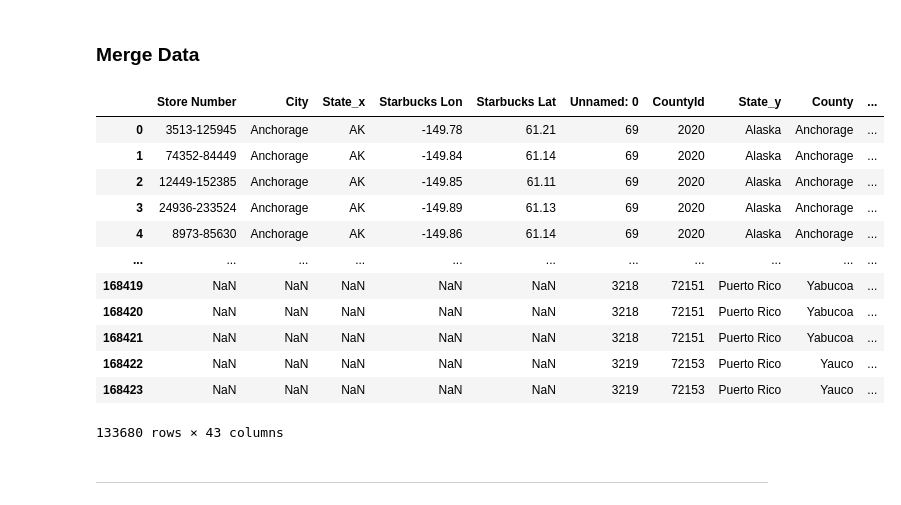
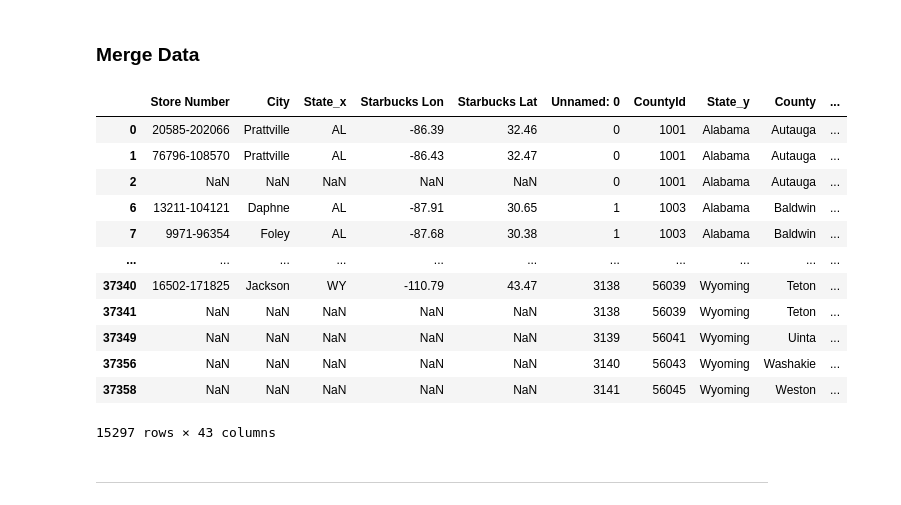
Before and after one commit to sarahEllwein/StarbucksLocationModel, a Jupyter notebook: analysis.ipynb, the cells around one changed output. Cells and saved outputs as stored; diff of their text form; code cells hidden in the pictures.

Commit message:
modify merge

```diff
--- a/analysis.ipynb
+++ b/analysis.ipynb
@@ -109,0 +69,4 @@ demographic
+# %%
+demographic = demographic[demographic['State'] != 'Puerto Rico']
+demographic["County"] = demographic["County"].apply(lambda x: ' '.join(x.split()[0:-1]))
+demographic
@@ -110,37 +87,26 @@ demographic
 # %% [markdown]
 ### Merge Data
 # %%
-#data = pd.merge(income, population, left_on=["State_Name","City"], right_on=["STNAME", "NAME"]).drop(columns=["NAME","STNAME"])
-#data = pd.merge(starbucks, data, how='right', left_on=["State", "City"], right_on=["State_ab","City"]).drop(columns=['State_Name','State'])
-#data = data.rename(columns={"Longitude":"Starbucks Lon", "Latitude":"Starbucks Lat",\
-#                            "State_ab":"State",\
-#                            "POPESTIMATE2017":"Population"})
-#data = data[~data['Store Number'].duplicated() | data['Store Number'].isnull()]
-#data
-
-mapping = demographic
-mapping["County"] = mapping["County"].apply(lambda x: ' '.join(x.split()[0:-1]))
-mapping = pd.merge(demographic, cities, left_on=["County"], right_on=["county_name"]).drop(columns=["state_name"]).drop_duplicates()
-data = pd.merge(starbucks, mapping, how='right', left_on=["State", "City"], right_on=["state_id","city"]).drop(columns=['state_id','city','county_name'])
+mapping = pd.merge(demographic, cities, left_on=["County", "State"], right_on=["county_name", "state_name"]).drop(columns=["state_name", "county_name"])
+mapping
+data = pd.merge(starbucks, mapping, how="right", left_on=["State", "City"], right_on=["state_id","city"]).drop(columns=['state_id','city'])
 data = data.rename(columns={"Longitude":"Starbucks Lon", "Latitude":"Starbucks Lat",\
-                            "State_ab":"State",\
-                            "POPESTIMATE2017":"Population"})
-data = data[~data['Store Number'].duplicated() | data['Store Number'].isnull()]
+                            "State_ab":"State"}).drop_duplicates()
 data
 # %% [output]
 |  | Store Number | City | State_x | Starbucks Lon | Starbucks Lat | Unnamed: 0 | CountyId | State_y | County | ... |
-| 0 | 3513-125945 | Anchorage | AK | -149.78 | 61.21 | 69 | 2020 | Alaska | Anchorage | ... |
-| 1 | 74352-84449 | Anchorage | AK | -149.84 | 61.14 | 69 | 2020 | Alaska | Anchorage | ... |
-| 2 | 12449-152385 | Anchorage | AK | -149.85 | 61.11 | 69 | 2020 | Alaska | Anchorage | ... |
-| 3 | 24936-233524 | Anchorage | AK | -149.89 | 61.13 | 69 | 2020 | Alaska | Anchorage | ... |
-| 4 | 8973-85630 | Anchorage | AK | -149.86 | 61.14 | 69 | 2020 | Alaska | Anchorage | ... |
+| 0 | 20585-202066 | Prattville | AL | -86.39 | 32.46 | 0 | 1001 | Alabama | Autauga | ... |
+| 1 | 76796-108570 | Prattville | AL | -86.43 | 32.47 | 0 | 1001 | Alabama | Autauga | ... |
+| 2 | NaN | NaN | NaN | NaN | NaN | 0 | 1001 | Alabama | Autauga | ... |
+| 6 | 13211-104121 | Daphne | AL | -87.91 | 30.65 | 1 | 1003 | Alabama | Baldwin | ... |
+| 7 | 9971-96354 | Foley | AL | -87.68 | 30.38 | 1 | 1003 | Alabama | Baldwin | ... |
 | ... | ... | ... | ... | ... | ... | ... | ... | ... | ... | ... |
-| 168419 | NaN | NaN | NaN | NaN | NaN | 3218 | 72151 | Puerto Rico | Yabucoa | ... |
-| 168420 | NaN | NaN | NaN | NaN | NaN | 3218 | 72151 | Puerto Rico | Yabucoa | ... |
-| 168421 | NaN | NaN | NaN | NaN | NaN | 3218 | 72151 | Puerto Rico | Yabucoa | ... |
-| 168422 | NaN | NaN | NaN | NaN | NaN | 3219 | 72153 | Puerto Rico | Yauco | ... |
-| 168423 | NaN | NaN | NaN | NaN | NaN | 3219 | 72153 | Puerto Rico | Yauco | ... |
+| 37340 | 16502-171825 | Jackson | WY | -110.79 | 43.47 | 3138 | 56039 | Wyoming | Teton | ... |
+| 37341 | NaN | NaN | NaN | NaN | NaN | 3138 | 56039 | Wyoming | Teton | ... |
+| 37349 | NaN | NaN | NaN | NaN | NaN | 3139 | 56041 | Wyoming | Uinta | ... |
+| 37356 | NaN | NaN | NaN | NaN | NaN | 3140 | 56043 | Wyoming | Washakie | ... |
+| 37358 | NaN | NaN | NaN | NaN | NaN | 3141 | 56045 | Wyoming | Weston | ... |
-133680 rows × 43 columns
+15297 rows × 43 columns
 # %% [markdown]
 ***
 # %% [markdown]
```
Also changed, not shown: parts of 15 cells of this notebook.
